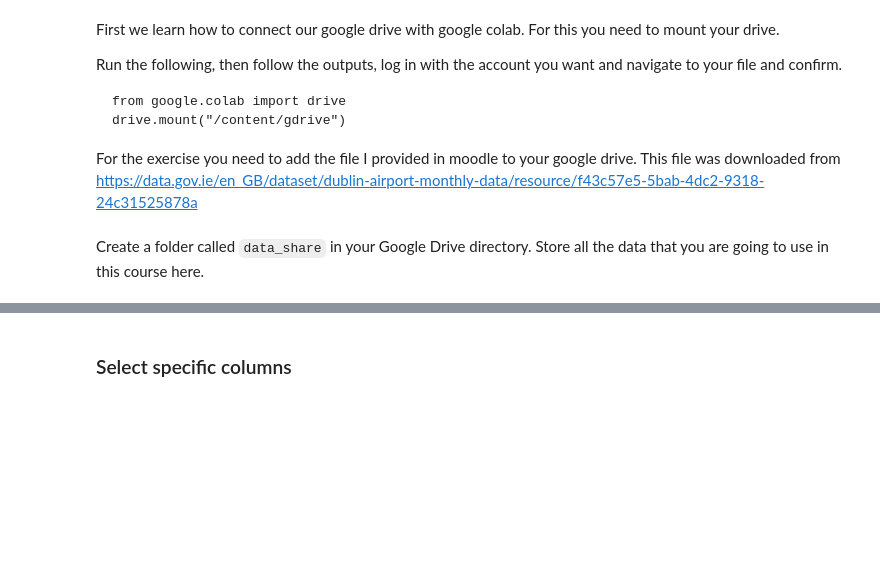
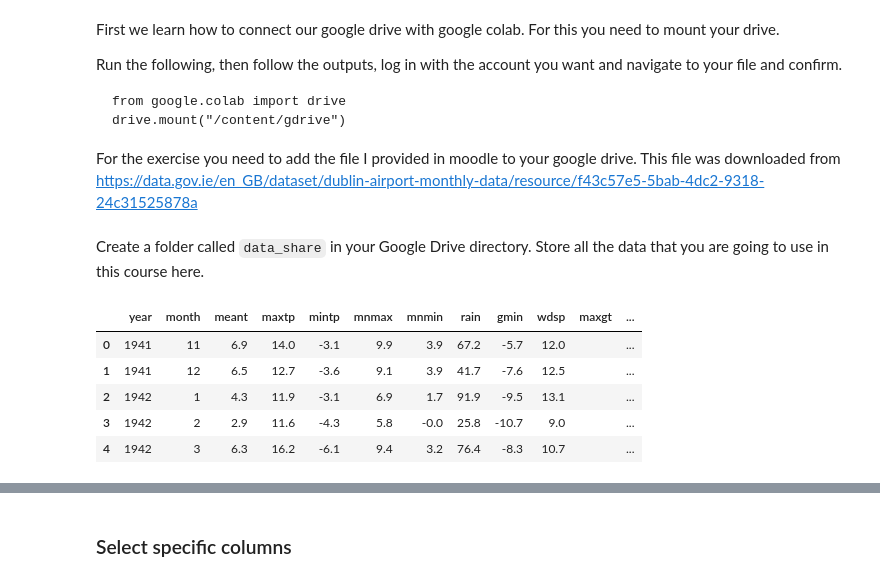
Before and after one commit to nexusls22/Notebooks_ML, a Jupyter notebook: ML_Lab01.ipynb, the cells around one changed output, grey strips where cells are left out. Drawn from its saved outputs; the diff is of its cells as text; code cells hidden in the pictures; blank space fills up the shorter version.

Commit message:
Changes to data in folder / New notebook for Lab02

```diff
--- a/ML_Lab01.ipynb
+++ b/ML_Lab01.ipynb
@@ -405,7 +405,14 @@ drive.mount("/content/gdrive")
 import pandas as pd
 # %%
 # you need to adjust this path to whatever it is in your google drive
-data = pd.read_csv('/content/gdrive/My Drive/data_share/mly532.csv', skiprows=19)
+data = pd.read_csv('mly532.csv', skiprows=19)
 data.head()
+# %% [output]
+|  | year | month | meant | maxtp | mintp | mnmax | mnmin | rain | gmin | wdsp | maxgt | ... |
+| 0 | 1941 | 11 | 6.9 | 14.0 | -3.1 | 9.9 | 3.9 | 67.2 | -5.7 | 12.0 |  | ... |
+| 1 | 1941 | 12 | 6.5 | 12.7 | -3.6 | 9.1 | 3.9 | 41.7 | -7.6 | 12.5 |  | ... |
+| 2 | 1942 | 1 | 4.3 | 11.9 | -3.1 | 6.9 | 1.7 | 91.9 | -9.5 | 13.1 |  | ... |
+| 3 | 1942 | 2 | 2.9 | 11.6 | -4.3 | 5.8 | -0.0 | 25.8 | -10.7 | 9.0 |  | ... |
+| 4 | 1942 | 3 | 6.3 | 16.2 | -6.1 | 9.4 | 3.2 | 76.4 | -8.3 | 10.7 |  | ... |
 # %%
 data.tail()
```
Also changed, not shown: parts of 26 cells of this notebook, 2 other files.
